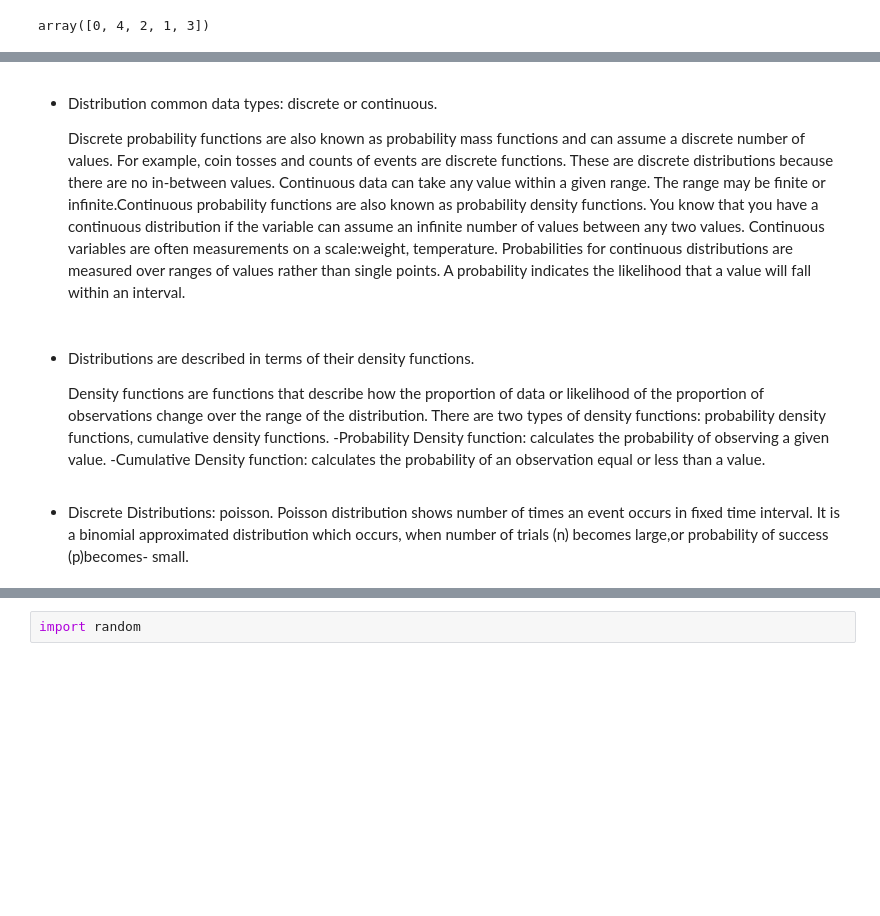
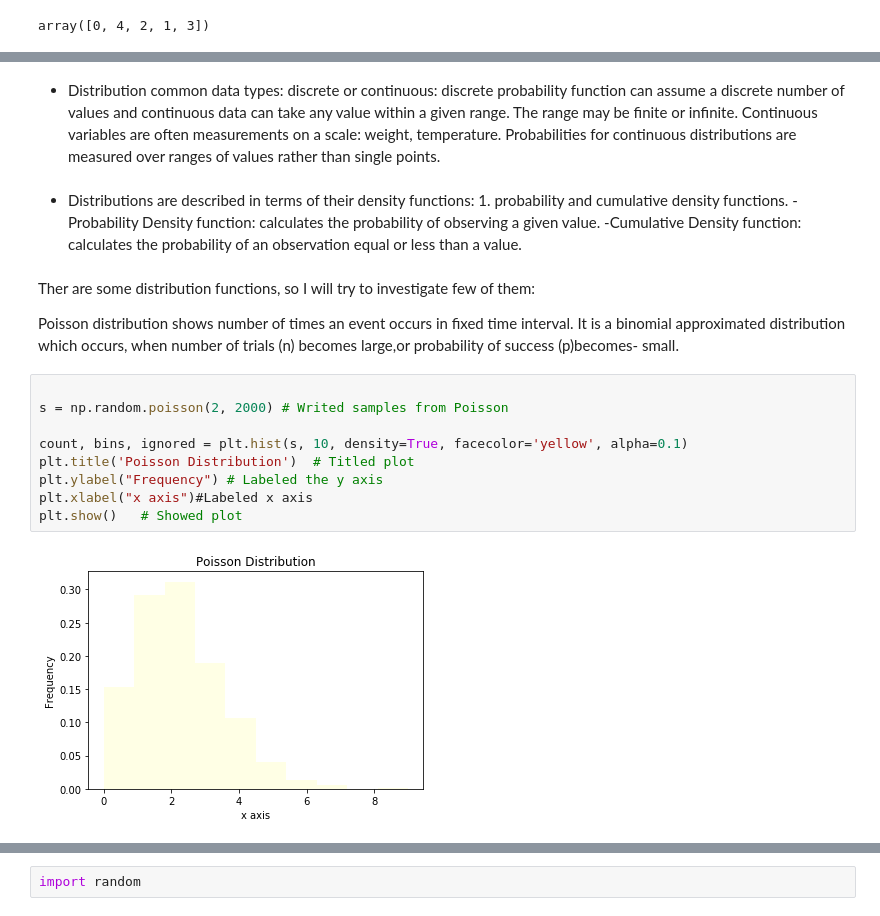
Before and after one commit to rituteval/Programming-for-Data-Analysis-assingment, a Jupyter notebook: Programming for DA-assingment.ipynb, the cells around one changed output, grey strips where cells are left out. Drawn from its saved outputs; the diff is of its cells as text; blank space fills up the shorter version.

```diff
--- a/Programming for DA-assingment.ipynb
+++ b/Programming for DA-assingment.ipynb
@@ -211,14 +282,21 @@ array([6, 1, 4, 2, 7, 5, 3, 0])
 # %% [markdown]
- - Distribution common data types:  discrete or continuous.
-
-     Discrete probability functions are also known as probability mass functions and can assume a discrete number of values. For example, coin tosses and counts of events are discrete functions. These are discrete distributions because there are no in-between values.
-     Continuous data can take any value within a given range. The range may be finite or infinite.Continuous probability functions are also known as probability density functions. You know that you have a continuous distribution if the variable can assume an infinite number of values between any two values. Continuous variables are often measurements on a scale:weight, temperature. Probabilities for continuous distributions are measured over ranges of values rather than single points. A probability indicates the likelihood that a value will fall within an interval.
+ - Distribution common data types:  discrete or continuous: discrete probability function can assume a discrete number of values and continuous data can take any value within a given range. The range may be finite or infinite. Continuous variables are often measurements on a scale: weight, temperature. Probabilities for continuous distributions are measured over ranges of values rather than single points.
 # %% [markdown]
- - Distributions are described in terms of their density functions.
-
-   Density functions are functions that describe how the proportion of data or likelihood of the proportion of observations change over the range of the distribution. There are two types of density functions: probability density functions, cumulative density functions.
+ - Distributions are described in terms of their density functions: 1. probability and cumulative density functions.
    -Probability Density function: calculates the probability of observing a given value.
    -Cumulative Density function: calculates the probability of an observation equal or less than a value.
 # %% [markdown]
-- Discrete Distributions: poisson.
-  Poisson distribution shows number of times an event occurs in fixed time interval. It is a binomial approximated distribution which occurs, when number of trials (n) becomes large,or probability of success (p)becomes- small.
+Ther are some distribution functions, so I will try to investigate few of them:
+
+Poisson distribution shows number of times an event occurs in fixed time interval. It is a binomial approximated distribution which occurs, when number of trials (n) becomes large,or probability of success (p)becomes- small.
+# %%
+
+s = np.random.poisson(2, 2000) # Writed samples from Poisson
+
+count, bins, ignored = plt.hist(s, 10, density=True, facecolor='yellow', alpha=0.1)
+plt.title('Poisson Distribution')  # Titled plot
+plt.ylabel("Frequency") # Labeled the y axis
+plt.xlabel("x axis")#Labeled x axis
+plt.show()   # Showed plot
+# %% [output]
+[figure, added]
```
Also changed, not shown: parts of 33 cells of this notebook.
